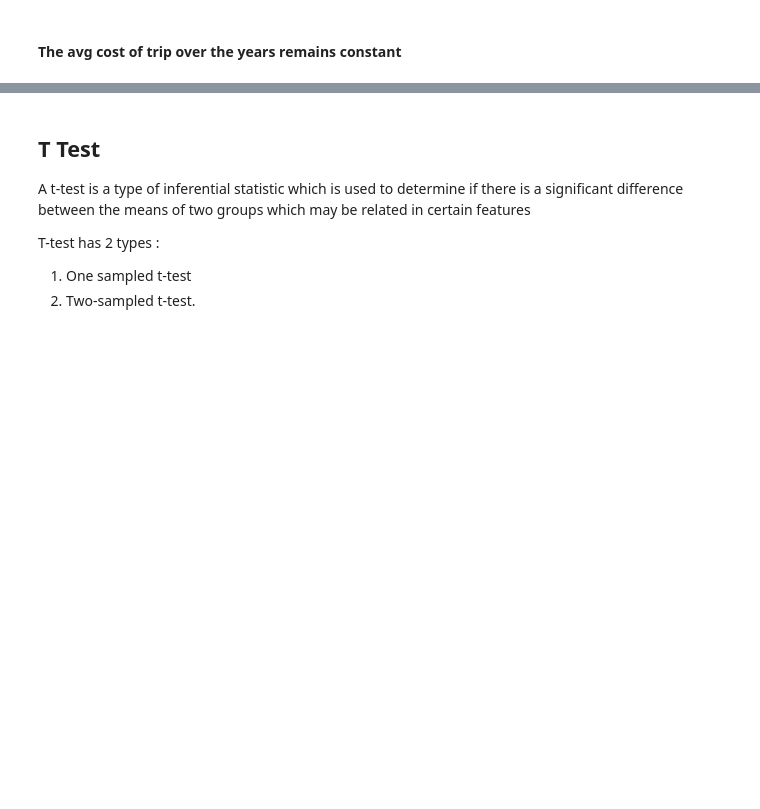
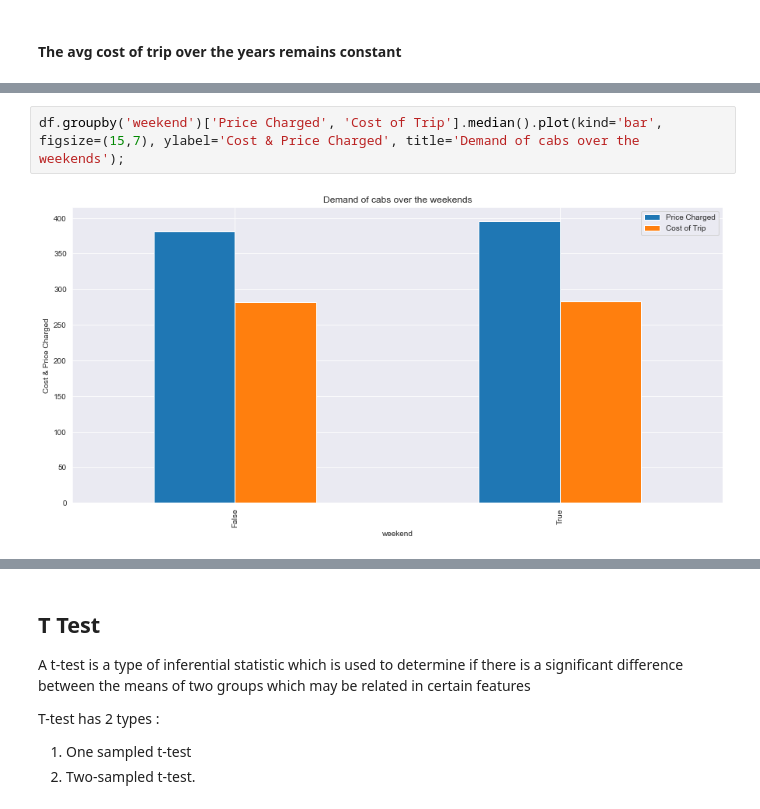
Before and after one commit to swapnilvishwakarma/Insight-for-Cab-Investment-firm, a Jupyter notebook: Final Insights.ipynb, the cells around one changed output, grey strips where cells are left out. Saved outputs shown, nothing was run; the diff lists cells and outputs as text; blank space fills up the shorter version.

```diff
--- a/Final Insights.ipynb
+++ b/Final Insights.ipynb
@@ -576,0 +669,4 @@ plt.show()
+# %%
+df.groupby('weekend')['Price Charged', 'Cost of Trip'].median().plot(kind='bar', figsize=(15,7), ylabel='Cost & Price Charged', title='Demand of cabs over the weekends');
+# %% [output]
+[figure, added]
```
Also changed, not shown: parts of 91 cells of this notebook, 3 other files.
